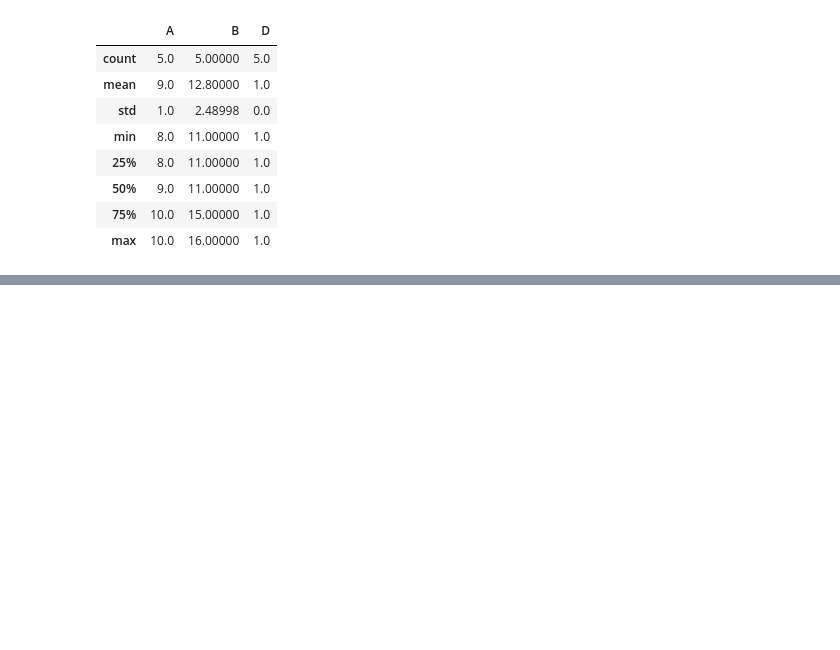
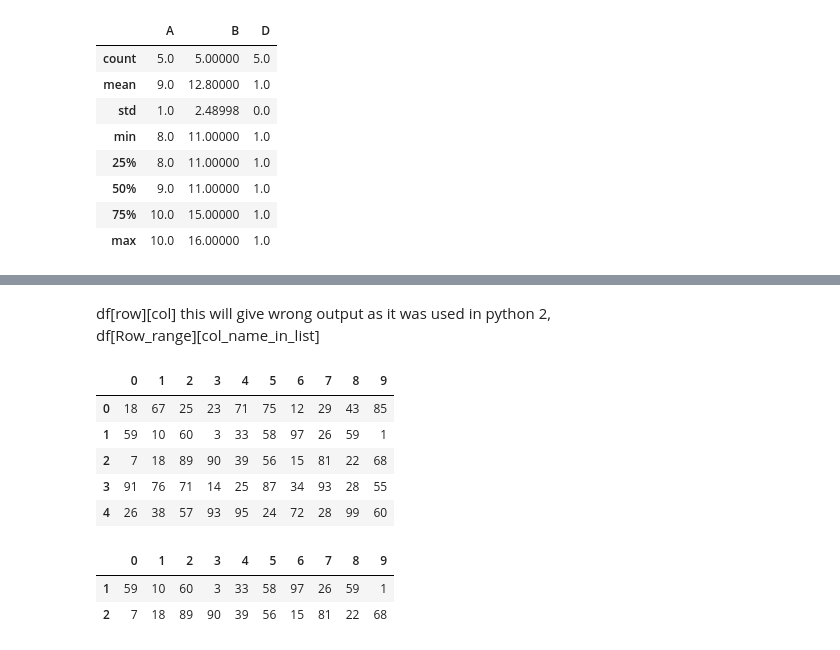
Before and after one commit to diyagoyal18/Python-Basics, a Jupyter notebook: Data Science/pandas/pandas.ipynb, the cells around one changed output, grey strips where cells are left out. Drawn from its saved outputs; the diff is of its cells as text; code cells hidden in the pictures; blank space fills up the shorter version.

```diff
--- a/Data Science/pandas/pandas.ipynb
+++ b/Data Science/pandas/pandas.ipynb
@@ -112,0 +125,18 @@ d.describe()
+# %% [markdown]
+df[row][col]  this will give wrong output as it was used in python 2,
+df[Row_range][col_name_in_list]
+# %%
+df[:]
+# %% [output]
+|  | 0 | 1 | 2 | 3 | 4 | 5 | 6 | 7 | 8 | 9 |
+| 0 | 18 | 67 | 25 | 23 | 71 | 75 | 12 | 29 | 43 | 85 |
+| 1 | 59 | 10 | 60 | 3 | 33 | 58 | 97 | 26 | 59 | 1 |
+| 2 | 7 | 18 | 89 | 90 | 39 | 56 | 15 | 81 | 22 | 68 |
+| 3 | 91 | 76 | 71 | 14 | 25 | 87 | 34 | 93 | 28 | 55 |
+| 4 | 26 | 38 | 57 | 93 | 95 | 24 | 72 | 28 | 99 | 60 |
+# %%
+df[1:3][:]
+# %% [output]
+|  | 0 | 1 | 2 | 3 | 4 | 5 | 6 | 7 | 8 | 9 |
+| 1 | 59 | 10 | 60 | 3 | 33 | 58 | 97 | 26 | 59 | 1 |
+| 2 | 7 | 18 | 89 | 90 | 39 | 56 | 15 | 81 | 22 | 68 |
```
Also changed, not shown: parts of 14 cells of this notebook, 2 other files.
